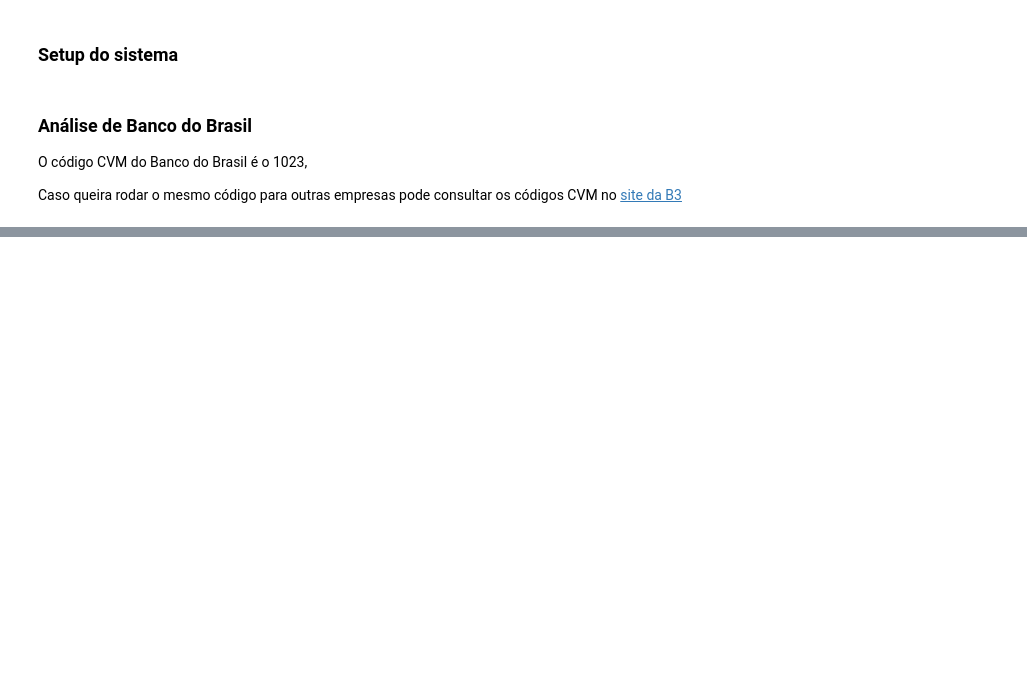
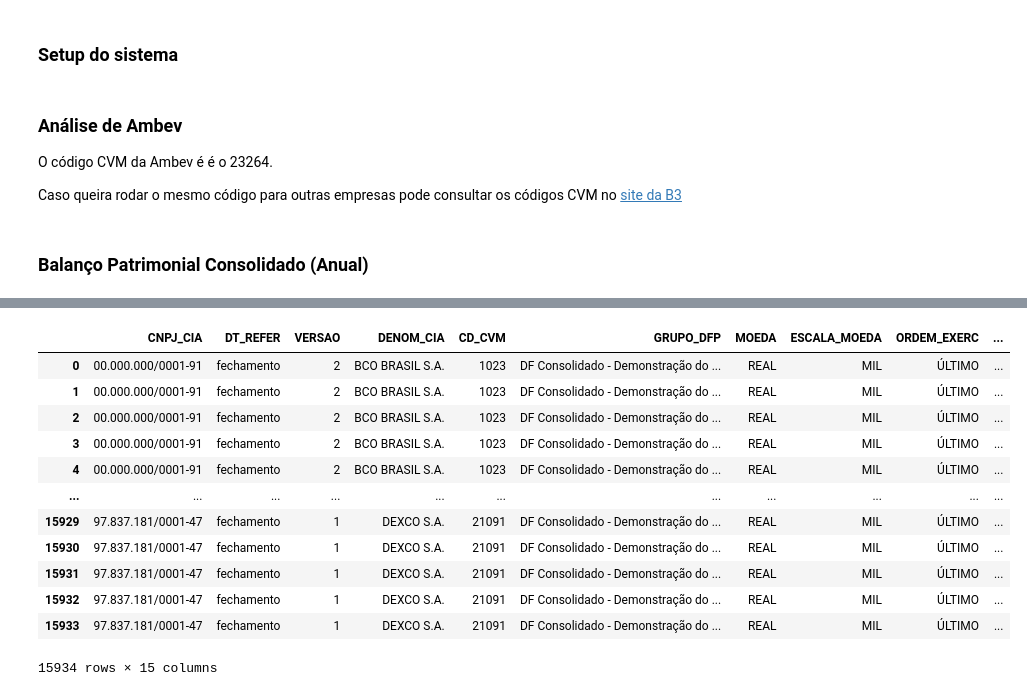
Before and after one commit to Luiz-Eduardo-de-Lima/b3.dash, a Jupyter notebook: view.ipynb, the cells around one changed output, grey strips where cells are left out. Cells and saved outputs as stored; diff of their text form; code cells hidden in the pictures; blank space fills up the shorter version.

```diff
--- a/view.ipynb
+++ b/view.ipynb
@@ -8,9 +8,11 @@ from b3_data import *
 #dfp_download(2015,2021)
 #itr_download(2015,2021)
 # %% [markdown]
-### Análise de Banco do Brasil
+### Análise de Ambev
 
-O código CVM do Banco do Brasil é o 1023,
+O código CVM da Ambev é é o 23264.
 
 Caso queira rodar o mesmo código para outras empresas pode consultar os códigos CVM no <a href = https://www.b3.com.br/pt_br/produtos-e-servicos/negociacao/renda-variavel/empresas-listadas.htm>site da B3<a>
+# %% [markdown]
+### Balanço Patrimonial Consolidado (Anual)
 # %%
@@ -36,3 +38,22 @@ itr_pivoted(23264, 'DRE_con', 2020, 2021)
 | 3.99.01.01 | ON | 6.940139e-02 | 1.126769e-01 | 2.182779e-01 | 7.232800e-01 | 1.668500e-01 | 2.668000e-01 | 4.008550e-01 | ... |
 | 3.99.02 | Lucro Diluído por Ação | 0.000000e+00 | 0.000000e+00 | 0.000000e+00 | 0.000000e+00 | 0.000000e+00 | 0.000000e+00 | 0.000000e+00 | ... |
 | 3.99.02.01 | ON | 6.879146e-02 | 1.116915e-01 | 2.163744e-01 | 7.171500e-01 | 1.654300e-01 | 2.647550e-01 | 3.977250e-01 | ... |
+# %%
+dfp = pd.read_csv('statements/dfp/DRE_con/2021.csv')
+dfp[dfp['CD_CVM'] == 23264]
+dfp['DT_REFER'] = 'fechamento'
+dfp
+# %% [output]
+|  | CNPJ_CIA | DT_REFER | VERSAO | DENOM_CIA | CD_CVM | GRUPO_DFP | MOEDA | ESCALA_MOEDA | ORDEM_EXERC | ... |
+| 0 | 00.000.000/0001-91 | fechamento | 2 | BCO BRASIL S.A. | 1023 | DF Consolidado - Demonstração do ... | REAL | MIL | ÚLTIMO | ... |
+| 1 | 00.000.000/0001-91 | fechamento | 2 | BCO BRASIL S.A. | 1023 | DF Consolidado - Demonstração do ... | REAL | MIL | ÚLTIMO | ... |
+| 2 | 00.000.000/0001-91 | fechamento | 2 | BCO BRASIL S.A. | 1023 | DF Consolidado - Demonstração do ... | REAL | MIL | ÚLTIMO | ... |
+| 3 | 00.000.000/0001-91 | fechamento | 2 | BCO BRASIL S.A. | 1023 | DF Consolidado - Demonstração do ... | REAL | MIL | ÚLTIMO | ... |
+| 4 | 00.000.000/0001-91 | fechamento | 2 | BCO BRASIL S.A. | 1023 | DF Consolidado - Demonstração do ... | REAL | MIL | ÚLTIMO | ... |
+| ... | ... | ... | ... | ... | ... | ... | ... | ... | ... | ... |
+| 15929 | 97.837.181/0001-47 | fechamento | 1 | DEXCO S.A. | 21091 | DF Consolidado - Demonstração do ... | REAL | MIL | ÚLTIMO | ... |
+| 15930 | 97.837.181/0001-47 | fechamento | 1 | DEXCO S.A. | 21091 | DF Consolidado - Demonstração do ... | REAL | MIL | ÚLTIMO | ... |
+| 15931 | 97.837.181/0001-47 | fechamento | 1 | DEXCO S.A. | 21091 | DF Consolidado - Demonstração do ... | REAL | MIL | ÚLTIMO | ... |
+| 15932 | 97.837.181/0001-47 | fechamento | 1 | DEXCO S.A. | 21091 | DF Consolidado - Demonstração do ... | REAL | MIL | ÚLTIMO | ... |
+| 15933 | 97.837.181/0001-47 | fechamento | 1 | DEXCO S.A. | 21091 | DF Consolidado - Demonstração do ... | REAL | MIL | ÚLTIMO | ... |
+15934 rows × 15 columns
```
Also changed, not shown: parts of 1 cell of this notebook, 1 other file.
